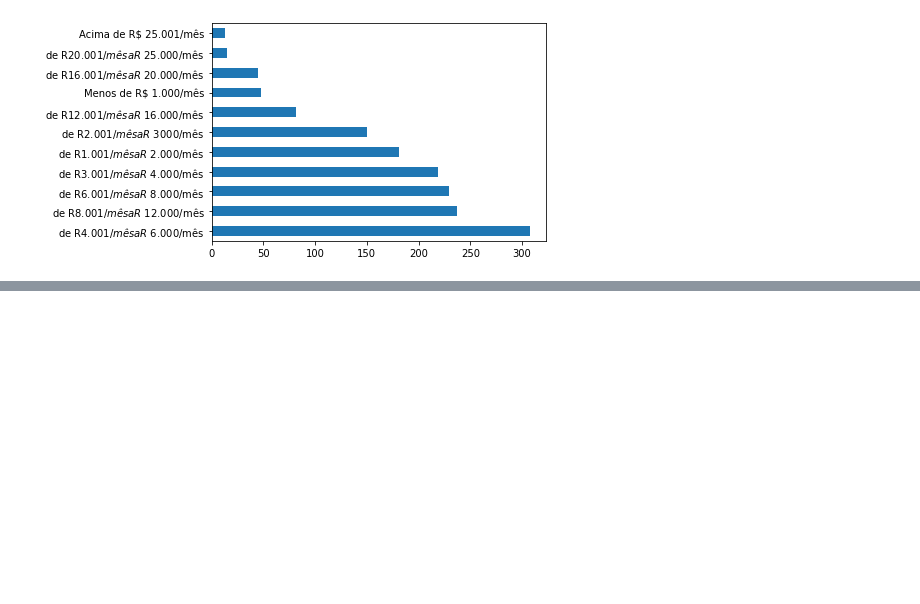
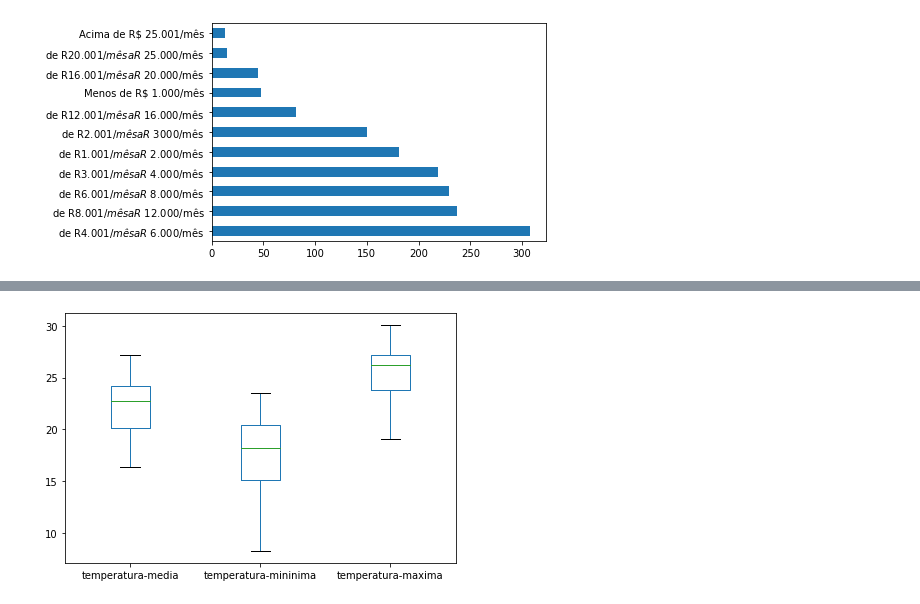
Before and after one commit to marcosilvaa/dados_estudos, a Jupyter notebook: Visualização_Gráfica.ipynb, the cells around one changed output, grey strips where cells are left out. Saved outputs shown, nothing was run; the diff lists cells and outputs as text; code cells hidden in the pictures; blank space fills up the shorter version.

```diff
--- a/Visualização_Gráfica.ipynb
+++ b/Visualização_Gráfica.ipynb
@@ -39,10 +39,10 @@ import matplotlib.pyplot as plt
 
 # importando dados
 data = "https://raw.githubusercontent.com/carlosfab/dsnp2/master/datasets/dengue-dataset.csv"
-df  = pd.read_csv(data, index_col = "data", parse_dates=True)
+df_dengue  = pd.read_csv(data, index_col = "data", parse_dates=True)
 
 # conferindo as primeiras entradas
-df.head()
+df_dengue.head()
 # %% [output]
 |  | casos-confirmados | chuva | temperatura-media | temperatura-mininima | temperatura-maxima |
 | data |  |  |  |  |  |
@@ -268,0 +294,9 @@ df_pesquisa.salary_range.value_counts().plot(kind='barh')
+# %%
+# plotando boxplot para temperatura
+fig, ax = plt.subplots()
+
+df_dengue.boxplot(['temperatura-media', 'temperatura-mininima', 'temperatura-maxima'], grid=False, ax=ax)
+
+plt.tight_layout()
+# %% [output]
+[figure, added]
```
Also changed, not shown: parts of 17 cells of this notebook.
